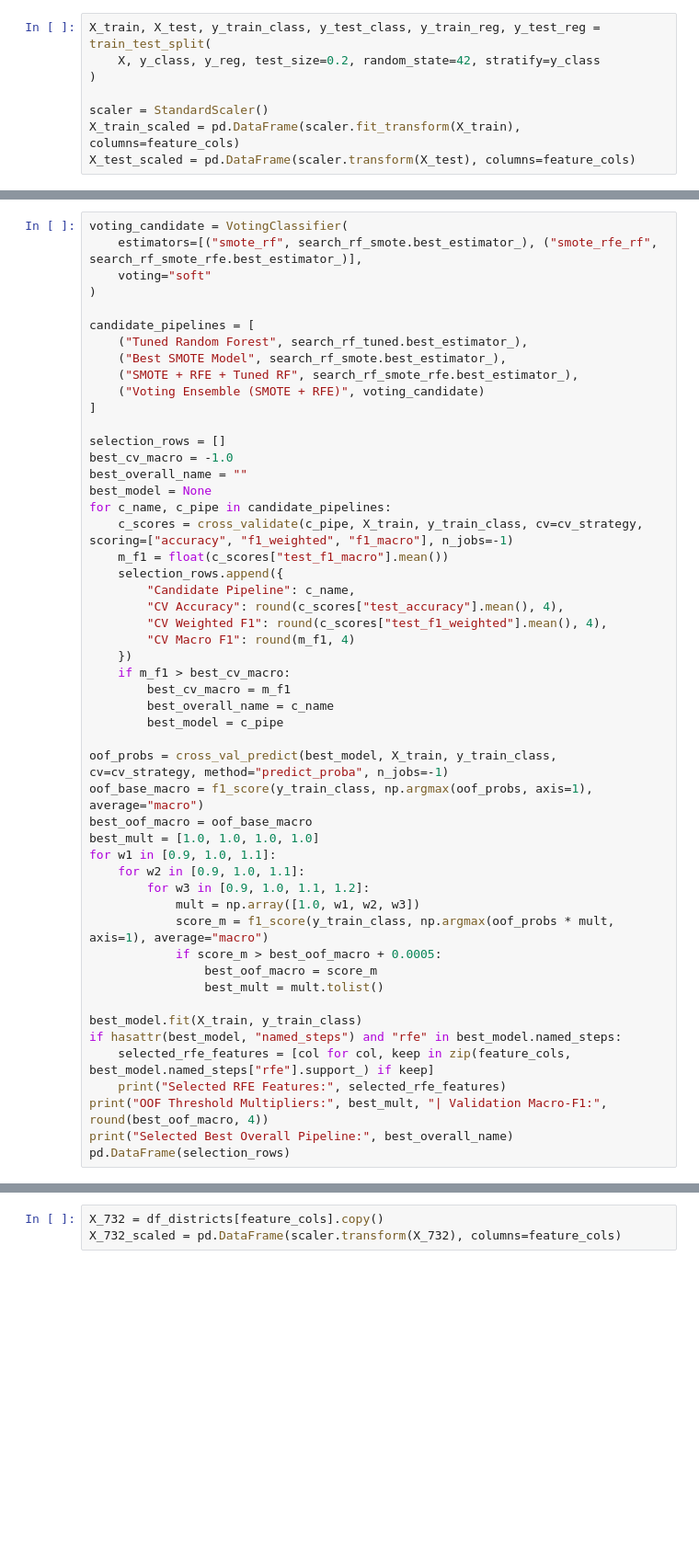
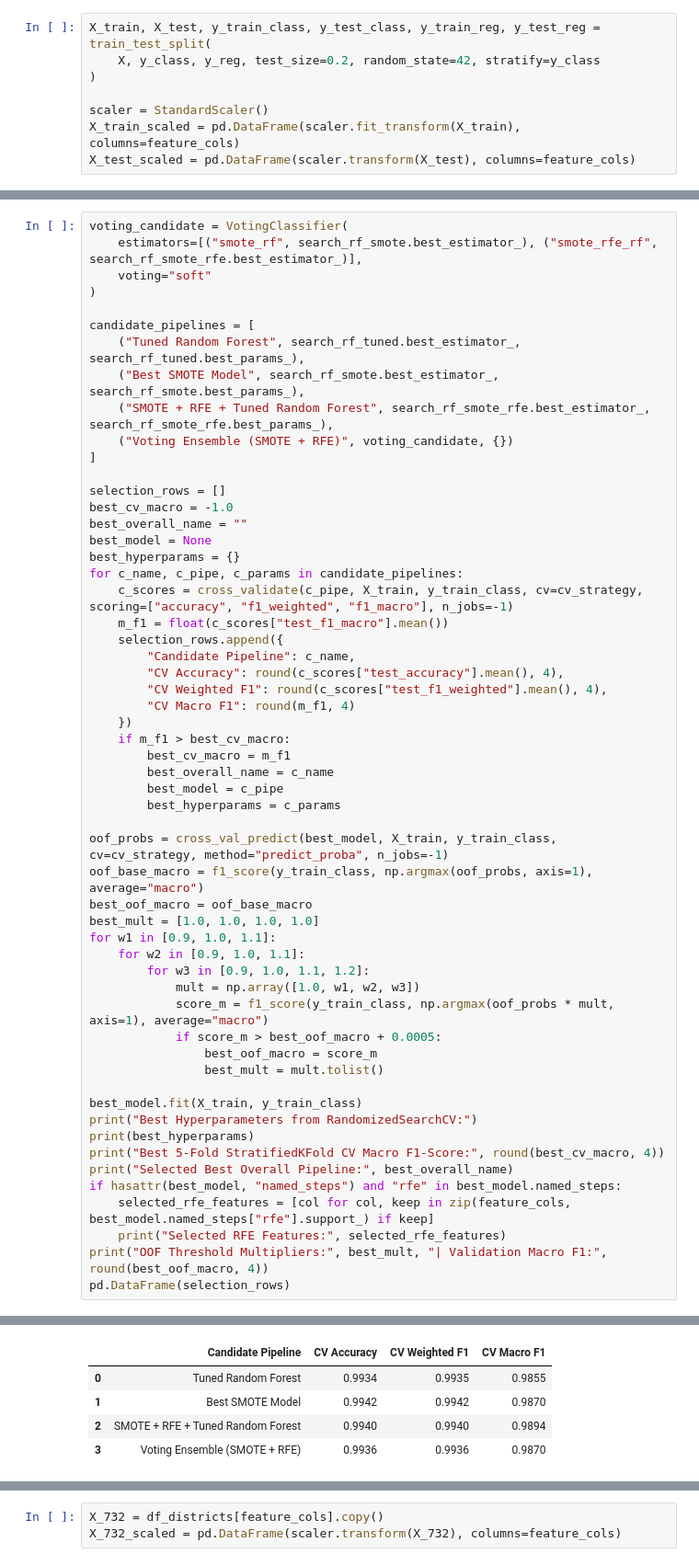
Before and after one commit to ruthvik-08/SDC-project, a Jupyter notebook: krishijal_complete_pipeline.ipynb, the cells around one changed output, grey strips where cells are left out. Shown at 92% size. Drawn from its saved outputs; the diff is of its cells as text; blank space fills up the shorter version.

```diff
--- a/krishijal_complete_pipeline.ipynb
+++ b/krishijal_complete_pipeline.ipynb
@@ -417,17 +581,18 @@ voting_candidate = VotingClassifier(
 )
 
 candidate_pipelines = [
-    ("Tuned Random Forest", search_rf_tuned.best_estimator_),
-    ("Best SMOTE Model", search_rf_smote.best_estimator_),
-    ("SMOTE + RFE + Tuned RF", search_rf_smote_rfe.best_estimator_),
-    ("Voting Ensemble (SMOTE + RFE)", voting_candidate)
+    ("Tuned Random Forest", search_rf_tuned.best_estimator_, search_rf_tuned.best_params_),
+    ("Best SMOTE Model", search_rf_smote.best_estimator_, search_rf_smote.best_params_),
+    ("SMOTE + RFE + Tuned Random Forest", search_rf_smote_rfe.best_estimator_, search_rf_smote_rfe.best_params_),
+    ("Voting Ensemble (SMOTE + RFE)", voting_candidate, {})
 ]
 
 selection_rows = []
 best_cv_macro = -1.0
 best_overall_name = ""
 best_model = None
-for c_name, c_pipe in candidate_pipelines:
+best_hyperparams = {}
+for c_name, c_pipe, c_params in candidate_pipelines:
     c_scores = cross_validate(c_pipe, X_train, y_train_class, cv=cv_strategy, scoring=["accuracy", "f1_weighted", "f1_macro"], n_jobs=-1)
     m_f1 = float(c_scores["test_f1_macro"].mean())
     selection_rows.append({
@@ -440,6 +605,7 @@ for c_name, c_pipe in candidate_pipelines:
         best_cv_macro = m_f1
         best_overall_name = c_name
         best_model = c_pipe
+        best_hyperparams = c_params
 
 oof_probs = cross_val_predict(best_model, X_train, y_train_class, cv=cv_strategy, method="predict_proba", n_jobs=-1)
 oof_base_macro = f1_score(y_train_class, np.argmax(oof_probs, axis=1), average="macro")
@@ -455,9 +621,13 @@ for w1 in [0.9, 1.0, 1.1]:
                 best_mult = mult.tolist()
 
 best_model.fit(X_train, y_train_class)
+print("Best Hyperparameters from RandomizedSearchCV:")
+print(best_hyperparams)
+print("Best 5-Fold StratifiedKFold CV Macro F1-Score:", round(best_cv_macro, 4))
+print("Selected Best Overall Pipeline:", best_overall_name)
 if hasattr(best_model, "named_steps") and "rfe" in best_model.named_steps:
     selected_rfe_features = [col for col, keep in zip(feature_cols, best_model.named_steps["rfe"].support_) if keep]
     print("Selected RFE Features:", selected_rfe_features)
-print("OOF Threshold Multipliers:", best_mult, "| Validation Macro-F1:", round(best_oof_macro, 4))
-print("Selected Best Overall Pipeline:", best_overall_name)
+print("OOF Threshold Multipliers:", best_mult, "| Validation Macro F1:", round(best_oof_macro, 4))
 pd.DataFrame(selection_rows)
+# %% [output]
@@ -464,3 +640,8 @@ pd.DataFrame(selection_rows)
+|  | Candidate Pipeline | CV Accuracy | CV Weighted F1 | CV Macro F1 |
+| 0 | Tuned Random Forest | 0.9934 | 0.9935 | 0.9855 |
+| 1 | Best SMOTE Model | 0.9942 | 0.9942 | 0.9870 |
+| 2 | SMOTE + RFE + Tuned Random Forest | 0.9940 | 0.9940 | 0.9894 |
+| 3 | Voting Ensemble (SMOTE + RFE) | 0.9936 | 0.9936 | 0.9870 |
 # %%
 original_rf_eval = ImbPipeline([("scaler", StandardScaler()), ("clf", RandomForestClassifier(n_estimators=100, max_depth=12, random_state=42))])
 original_rf_eval.fit(X_train, y_train_class)
```
Also changed, not shown: parts of 36 cells of this notebook, 15 other files.
